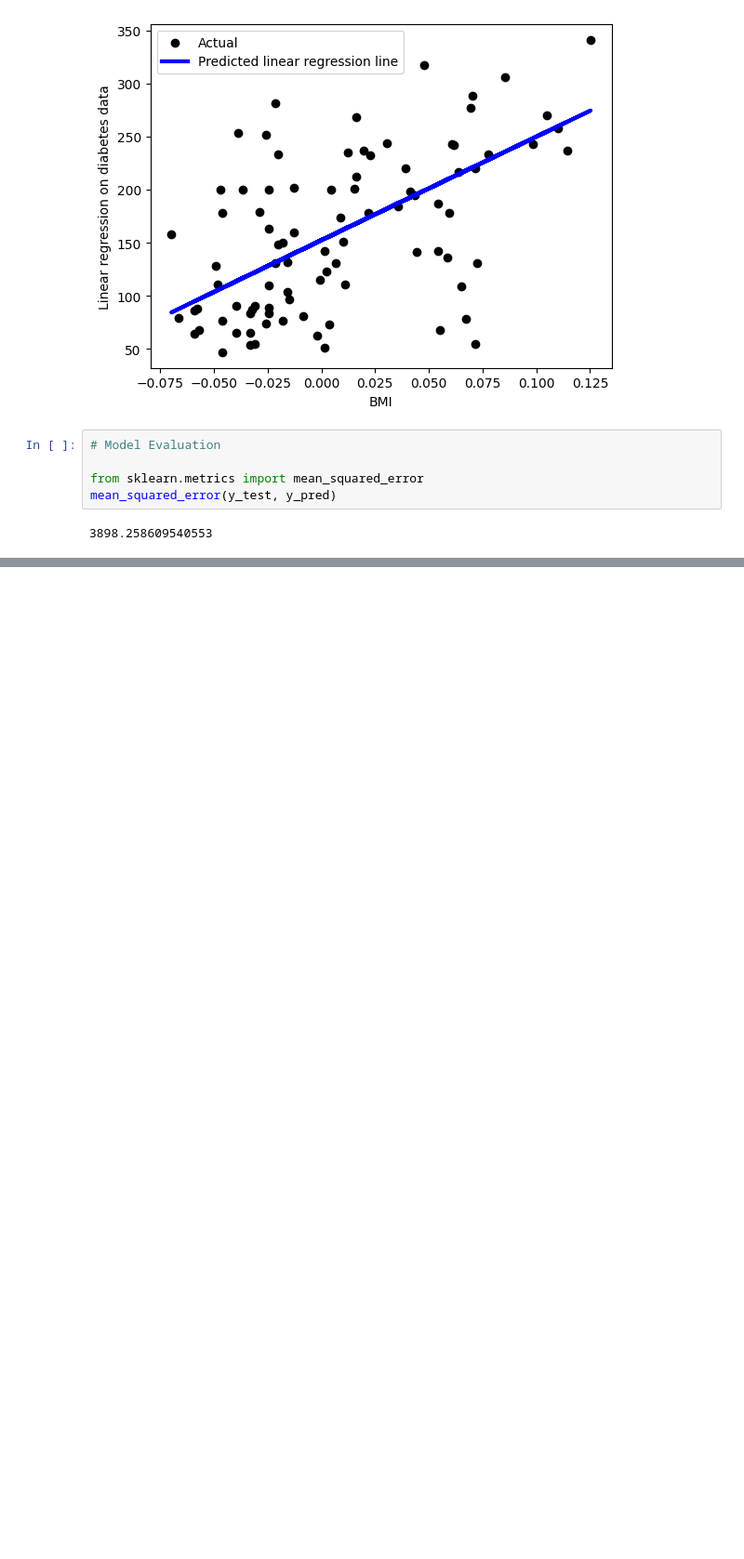
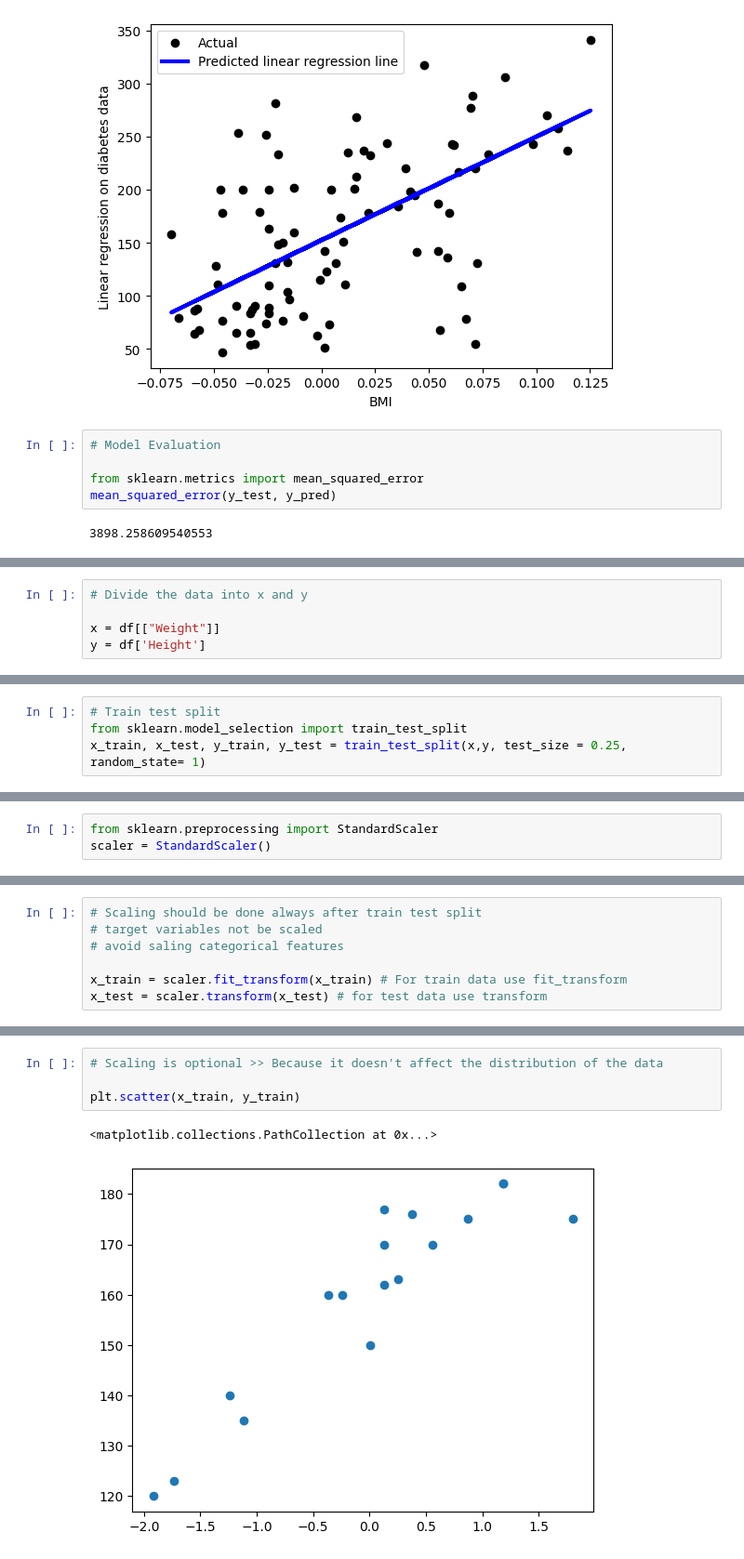
Before and after one commit to ydv-prince/Machine-Learning, a Jupyter notebook: 1_simple_linear_regression.ipynb, the cells around one changed output, grey strips where cells are left out. Shown at 93% size. Cells and saved outputs as stored; diff of their text form; blank space fills up the shorter version.

Commit message:
SLR - Model training, scaling & testing

```diff
--- a/1_simple_linear_regression.ipynb
+++ b/1_simple_linear_regression.ipynb
@@ -371,0 +422,5 @@ mean_squared_error(y_test, y_pred)
+# %%
+# Divide the data into x and y
+
+x = df[["Weight"]]
+y = df['Height']
@@ -371,0 +468,4 @@ mean_squared_error(y_test, y_pred)
+# %%
+# Train test split
+from sklearn.model_selection import train_test_split
+x_train, x_test, y_train, y_test = train_test_split(x,y, test_size = 0.25, random_state= 1)
@@ -371,0 +556,3 @@ mean_squared_error(y_test, y_pred)
+# %%
+from sklearn.preprocessing import StandardScaler
+scaler = StandardScaler()
@@ -371,0 +584,7 @@ mean_squared_error(y_test, y_pred)
+# %%
+# Scaling should be done always after train test split
+# target variables not be scaled
+# avoid saling categorical features
+
+x_train = scaler.fit_transform(x_train) # For train data use fit_transform
+x_test = scaler.transform(x_test) # for test data use transform
@@ -371,0 +620,7 @@ mean_squared_error(y_test, y_pred)
+# %%
+# Scaling is optional >> Because it doesn't affect the distribution of the data
+
+plt.scatter(x_train, y_train)
+# %% [output]
+<matplotlib.collections.PathCollection at 0x...>
+[figure, added]
```
Also changed, not shown: parts of 58 cells of this notebook.
